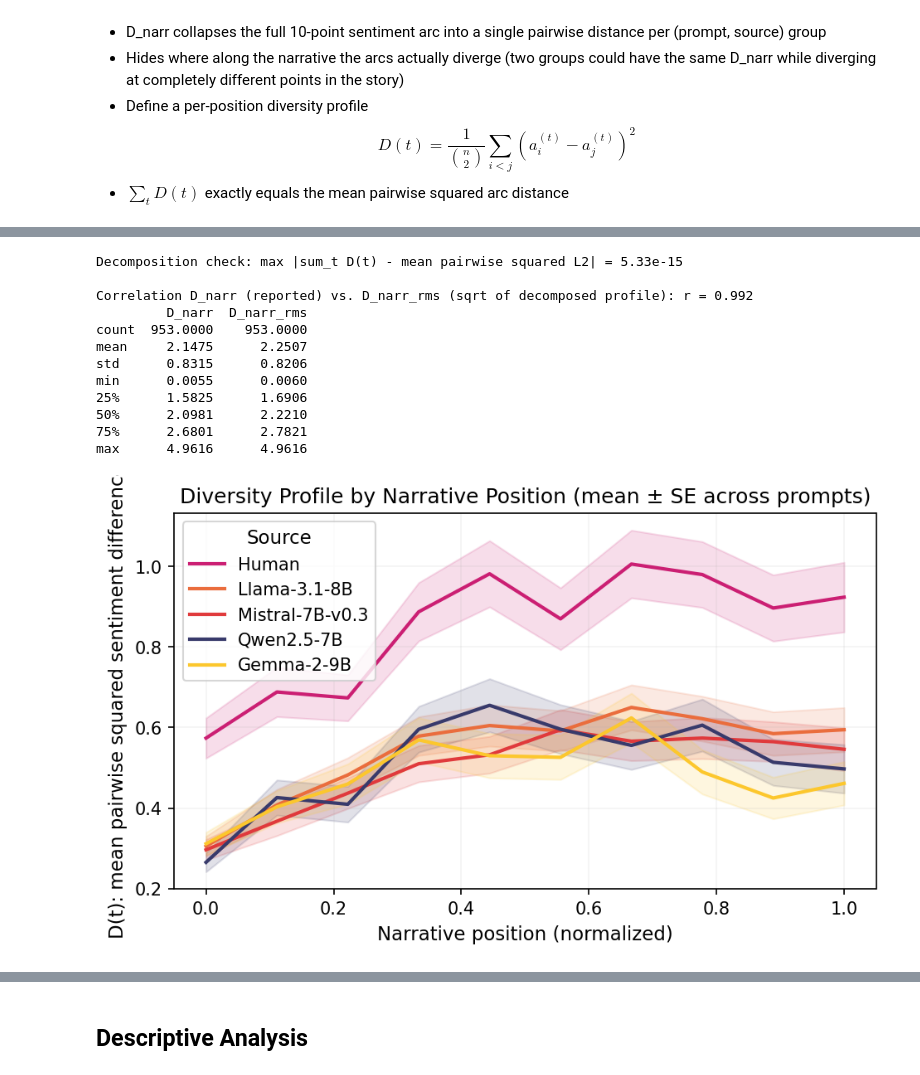
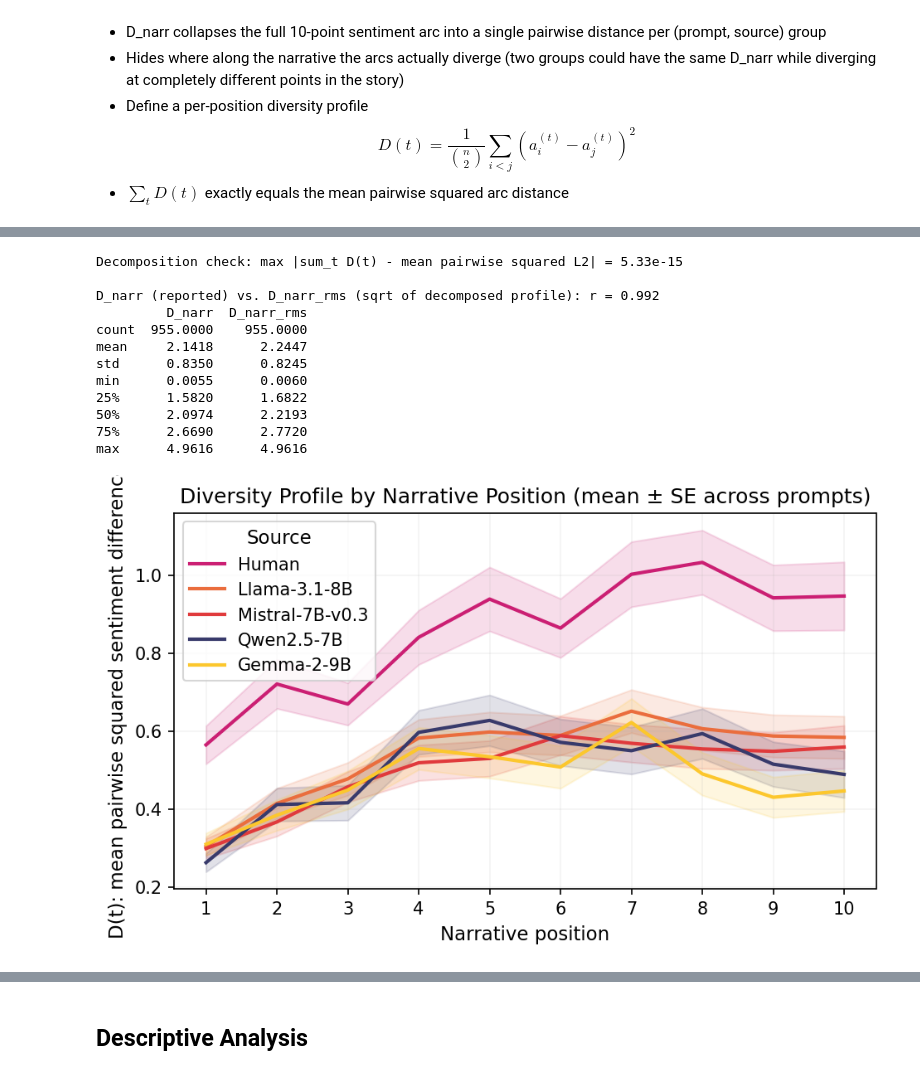
Before and after one commit to thwinner/llm-linguistic-diversity, a Jupyter notebook: metrics/03_narrative_diversity/narrative_diversity.ipynb, the cells around one changed output, grey strips where cells are left out. Cells and saved outputs as stored; diff of their text form; code cells hidden in the pictures.

```diff
--- a/metrics/03_narrative_diversity/narrative_diversity.ipynb
+++ b/metrics/03_narrative_diversity/narrative_diversity.ipynb
@@ -327,0 +270,34 @@ Skipped (too short): 159
+# %%
+def bin_to_arc(scores, arc_length=ARC_LENGTH):
+    # Split per-sentence sentiment scores into `arc_length` contiguous, roughly equal-sized
+    # narrative segments and average each segment.
+
+    scores = np.asarray(scores, dtype=float)
+
+    # If there are fewer sentences than the desired arc length, interpolate to the desired length
+    if len(scores) < arc_length:
+        x_old = np.linspace(0, 1, len(scores))
+        x_new = np.linspace(0, 1, arc_length)
+        return np.interp(x_new, x_old, scores)
+
+    # Otherwise, split into contiguous bins and average each bin
+    bins = np.array_split(scores, arc_length)
+    return np.array([b.mean() for b in bins])
+
+
+def build_arcs(df_sent, min_sentences=MIN_SENTENCES, arc_length=ARC_LENGTH):
+    # Keep texts with >= min_sentences sentences and attach their binned sentiment arc
+    out = df_sent[df_sent['n_sentences'] >= min_sentences].copy()
+    out['sentiment_arc'] = out['sent_scores'].apply(lambda s: bin_to_arc(s, arc_length))
+
+    return out.reset_index(drop=True)
+
+
+# Arcs for the main analysis (MIN_SENTENCES / ARC_LENGTH from the configuration cell)
+df_valid = build_arcs(df_sent, MIN_SENTENCES, ARC_LENGTH)
+
+n_valid = len(df_valid)
+n_invalid = len(df_sent) - n_valid
+print(f"Valid arcs (>= {MIN_SENTENCES} sentences): {n_valid}")
+print(f"Skipped (too short):                  {n_invalid}")
+df_valid.head()
@@ -336,7 +321,7 @@ present_sources = [s for s in SOURCES if s in subset['source'].unique()]
 # Plot sentiment arcs for the example prompt
 fig, axes = plt.subplots(1, len(present_sources), figsize=(3.15 * len(present_sources), 3), sharey=True)
 axes = np.atleast_1d(axes)
-x = np.linspace(0, 1, ARC_LENGTH)
+x = np.arange(1, ARC_LENGTH + 1)
 
 for ax, source in zip(axes, present_sources):
     label = MODEL_LABELS[source]
@@ -350,6 +335,7 @@ for ax, source in zip(axes, present_sources):
     ax.axhline(0, color='gray', linestyle='--', linewidth=0.8)
     ax.set_title(label, fontsize=11)
     ax.set_xlabel('Narrative position')
+    ax.set_xticks(x)
     ax.set_ylim(-1, 1)
 
 axes[0].set_ylabel('Sentiment')
@@ -459,12 +540,15 @@ Computed diversity profiles for 953 (prompt, source) pairs.
 def mean_pairwise_sq_l2(arcs):
     arcs_arr = np.array(arcs)
 
+    # Return np.nan if fewer than 2 arcs (pairwise diversity is undefined)
     if len(arcs_arr) < 2:
         return np.nan
 
+    # Compute pairwise squared L2 distances between all unique pairs of arcs
     dists_sq = [np.sum((arcs_arr[i] - arcs_arr[j]) ** 2) for i, j in combinations(range(len(arcs_arr)), 2)]
     return np.mean(dists_sq)
 
+# Compute mean pairwise squared L2 distance for each (prompt_id, source) pair
 check = (
     df_valid.groupby(['prompt_id', 'source'])['sentiment_arc']
     .apply(lambda g: mean_pairwise_sq_l2(g.tolist()))
@@ -484,45 +568,46 @@ comparison = df_profile.merge(df_narr, on=['prompt_id', 'source'])
 r_check = np.corrcoef(comparison['D_narr'], comparison['D_narr_rms'])[0, 1]
 
 
-print(f"\nCorrelation D_narr (reported) vs. D_narr_rms (sqrt of decomposed profile): r = {r_check:.3f}")
+print(f"\nD_narr (reported) vs. D_narr_rms (sqrt of decomposed profile): r = {r_check:.3f}")
 print(comparison[['D_narr', 'D_narr_rms']].describe().round(4))
 # %% [output]
 Decomposition check: max |sum_t D(t) - mean pairwise squared L2| = 5.33e-15
 
-Correlation D_narr (reported) vs. D_narr_rms (sqrt of decomposed profile): r = 0.992
+D_narr (reported) vs. D_narr_rms (sqrt of decomposed profile): r = 0.992
          D_narr  D_narr_rms
-count  953.0000    953.0000
-mean     2.1475      2.2507
-std      0.8315      0.8206
+count  955.0000    955.0000
+mean     2.1418      2.2447
+std      0.8350      0.8245
 min      0.0055      0.0060
-25%      1.5825      1.6906
-50%      2.0981      2.2210
-75%      2.6801      2.7821
+25%      1.5820      1.6822
+50%      2.0974      2.2193
+75%      2.6690      2.7720
 max      4.9616      4.9616
 # %%
 # Plot: diversity profile D(t) by narrative position, per source (mean +/- SE across prompts)
-x = np.linspace(0, 1, ARC_LENGTH)
+x = np.arange(1, ARC_LENGTH + 1)
 
 fig, ax = plt.subplots(figsize=(6.5, 4))
 for source in SOURCES:
     sub = df_profile[df_profile['source'] == source]
     if sub.empty:
         continue
     profiles = np.array(sub['profile'].tolist())
     mean_profile = profiles.mean(axis=0)
     se_profile = profiles.std(axis=0) / np.sqrt(len(profiles))
     label = MODEL_LABELS[source]
     color = MODEL_COLORS[label]
     ax.plot(x, mean_profile, label=label, color=color, linewidth=2)
     ax.fill_between(x, mean_profile - se_profile, mean_profile + se_profile, alpha=0.15, color=color)
 
-ax.set_xlabel('Narrative position (normalized)')
+ax.set_xlabel('Narrative position')
+ax.set_xticks(x)
 ax.set_ylabel('D(t): mean pairwise squared sentiment difference')
 ax.set_title('Diversity Profile by Narrative Position (mean ± SE across prompts)', fontsize=12)
 ax.legend(title='Source')
 ax.grid(True, alpha=0.15)
 plt.tight_layout()
 plt.savefig(FIG_DIR / 'diversity_profile_by_position.png', dpi=300, bbox_inches='tight')
 plt.show()
 # %% [output]
-[figure, old version]
+[figure, new version]
```
Also changed, not shown: parts of 46 cells of this notebook, 54 other files.
